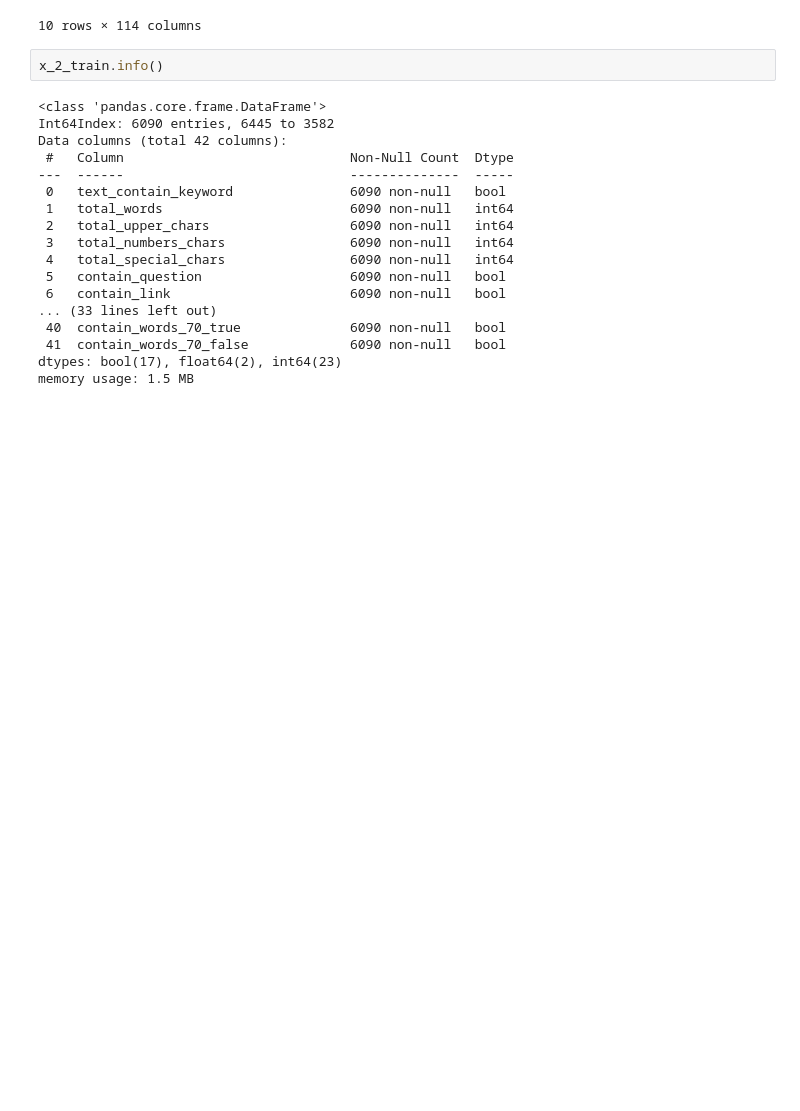
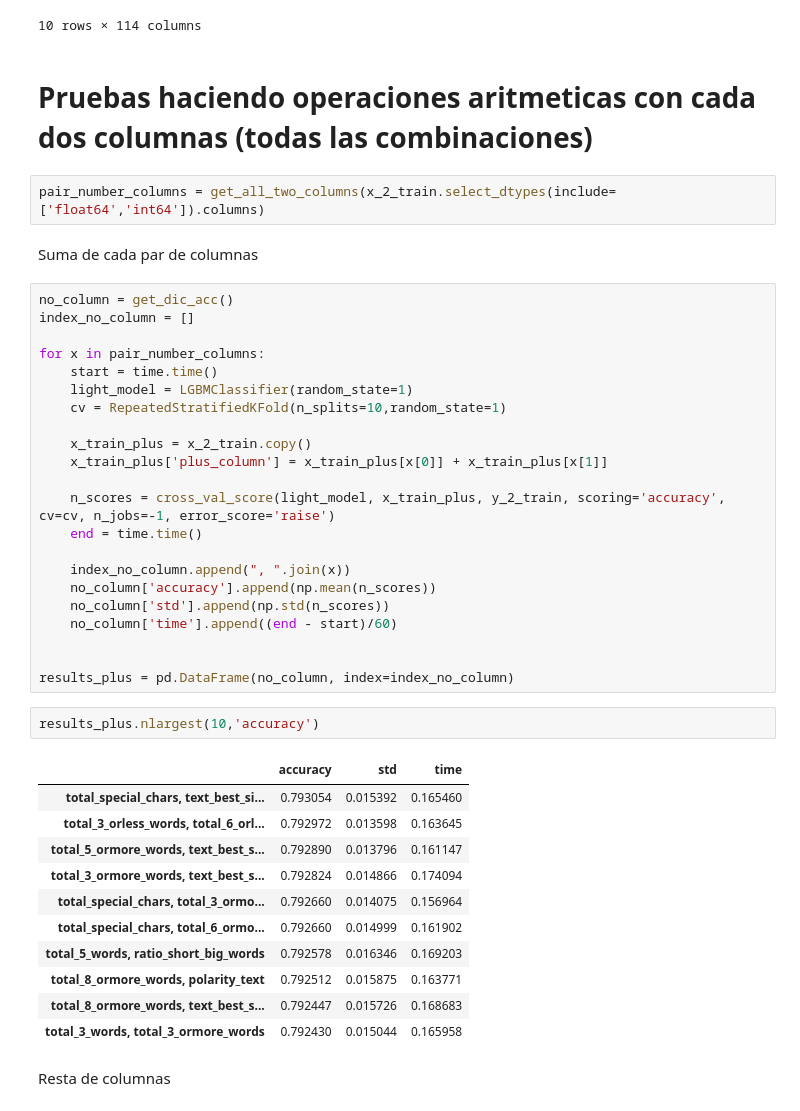
Before and after one commit to danielacarrero/orga-datos, a Jupyter notebook: TP2/LightGBM_jesus.ipynb, the cells around one changed output. Saved outputs shown, nothing was run; the diff lists cells and outputs as text; blank space fills up the shorter version.

Commit message:
lightgbm submit kaggle con operaciones

```diff
--- a/TP2/LightGBM_jesus.ipynb
+++ b/TP2/LightGBM_jesus.ipynb
@@ -1115,23 +1115,47 @@ pd.DataFrame(grid_serch_CV_4.cv_results_).nlargest(10,'mean_test_score')
 | 404 | 0.234880 | 0.032439 | 0.007711 | 0.000982 | 0.05 | 28 | ... |
 | 438 | 0.235621 | 0.027564 | 0.007701 | 0.000729 | 0.05 | 32 | ... |
 10 rows × 114 columns
-# %%
-x_2_train.info()
-# %% [output]
-<class 'pandas.core.frame.DataFrame'>
-Int64Index: 6090 entries, 6445 to 3582
-Data columns (total 42 columns):
- #   Column                             Non-Null Count  Dtype
----  ------                             --------------  -----
- 0   text_contain_keyword               6090 non-null   bool
- 1   total_words                        6090 non-null   int64
- 2   total_upper_chars                  6090 non-null   int64
- 3   total_numbers_chars                6090 non-null   int64
- 4   total_special_chars                6090 non-null   int64
- 5   contain_question                   6090 non-null   bool
- 6   contain_link                       6090 non-null   bool
-... (33 lines left out)
- 40  contain_words_70_true              6090 non-null   bool
- 41  contain_words_70_false             6090 non-null   bool
-dtypes: bool(17), float64(2), int64(23)
-memory usage: 1.5 MB
+# %% [markdown]
+# Pruebas haciendo operaciones aritmeticas con cada dos columnas (todas las combinaciones)
+# %%
+pair_number_columns = get_all_two_columns(x_2_train.select_dtypes(include=['float64','int64']).columns)
+# %% [markdown]
+Suma de cada par de columnas
+# %%
+no_column = get_dic_acc()
+index_no_column = []
+
+for x in pair_number_columns:
+    start = time.time()
+    light_model = LGBMClassifier(random_state=1)
+    cv = RepeatedStratifiedKFold(n_splits=10,random_state=1)
+
+    x_train_plus = x_2_train.copy()
+    x_train_plus['plus_column'] = x_train_plus[x[0]] + x_train_plus[x[1]]
+
+    n_scores = cross_val_score(light_model, x_train_plus, y_2_train, scoring='accuracy', cv=cv, n_jobs=-1, error_score='raise')
+    end = time.time()
+
+    index_no_column.append(", ".join(x))
+    no_column['accuracy'].append(np.mean(n_scores))
+    no_column['std'].append(np.std(n_scores))
+    no_column['time'].append((end - start)/60)
+
+
+results_plus = pd.DataFrame(no_column, index=index_no_column)
+# %%
+results_plus.nlargest(10,'accuracy')
+# %% [output]
+|  | accuracy | std | time |
+| total_special_chars, text_best_si... | 0.793054 | 0.015392 | 0.165460 |
+| total_3_orless_words, total_6_orl... | 0.792972 | 0.013598 | 0.163645 |
+| total_5_ormore_words, text_best_s... | 0.792890 | 0.013796 | 0.161147 |
+| total_3_ormore_words, text_best_s... | 0.792824 | 0.014866 | 0.174094 |
+| total_special_chars, total_3_ormo... | 0.792660 | 0.014075 | 0.156964 |
+| total_special_chars, total_6_ormo... | 0.792660 | 0.014999 | 0.161902 |
+| total_5_words, ratio_short_big_words | 0.792578 | 0.016346 | 0.169203 |
+| total_8_ormore_words, polarity_text | 0.792512 | 0.015875 | 0.163771 |
+| total_8_ormore_words, text_best_s... | 0.792447 | 0.015726 | 0.168683 |
+| total_3_words, total_3_ormore_words | 0.792430 | 0.015044 | 0.165958 |
+# %% [markdown]
+Resta de columnas
```
Also changed, not shown: parts of 16 cells of this notebook, 15 other files.
